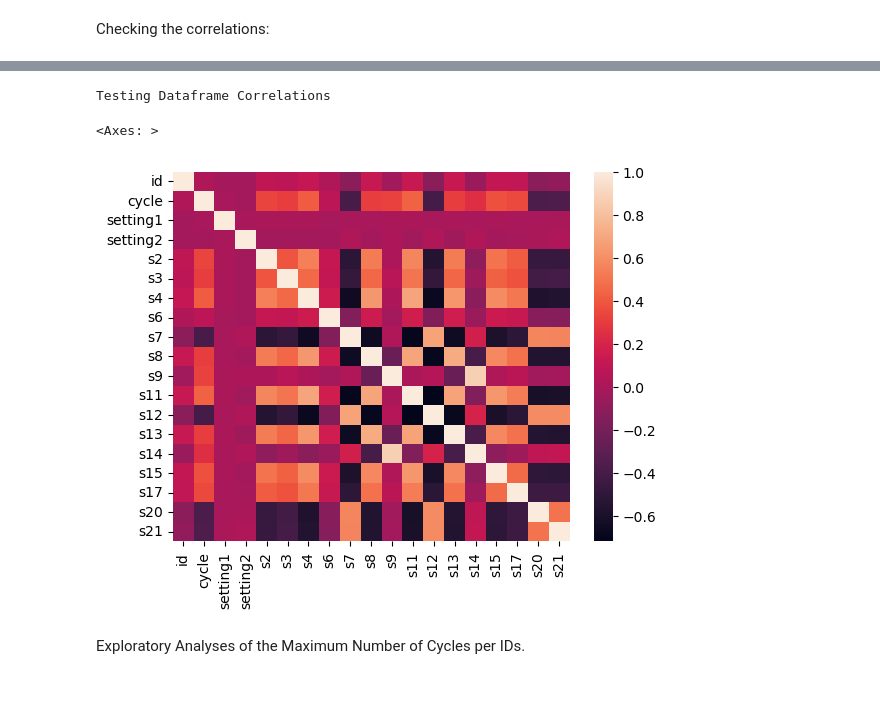
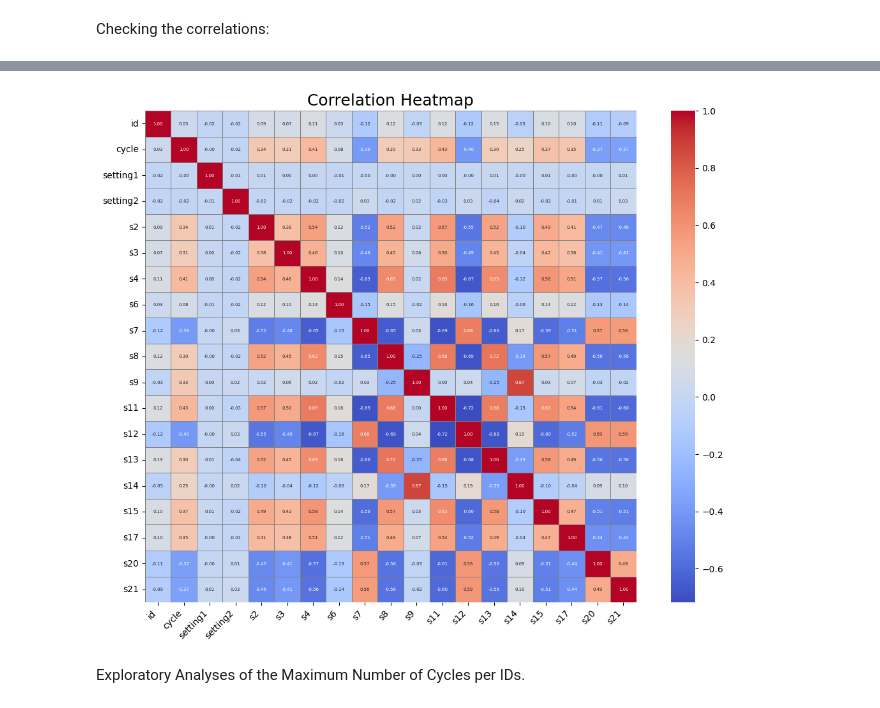
Before and after one commit to chunlkin/Aircraft-Sensor-and-Engine-Performance, a Jupyter notebook: Aircraft.ipynb, the cells around one changed output, grey strips where cells are left out. Cells and saved outputs as stored; diff of their text form; code cells hidden in the pictures.

```diff
--- a/Aircraft.ipynb
+++ b/Aircraft.ipynb
@@ -160,6 +159,4 @@ Index(['id', 'cycle', 'setting1', 'setting2', 's2', 's3', 's4', 's5', 's6',
       dtype='object')
-# %%
-test_df.drop(columns = ['s5'], inplace=True)
 # %%
 print(test_df.columns)
 # %% [output]
@@ -218,10 +234,23 @@ Training Dataframe Correlations
 # %%
-print("Testing Dataframe Correlations")
-sns.heatmap(test_df.corr())
+corr_matrix = test_df.corr()
+plt.figure(figsize=(14, 10))
+sns.heatmap(corr_matrix,
+            annot=True,        # Hücrelerin içinde değerleri gösterir
+            fmt=".2f",         # Değer formatı
+            cmap="coolwarm",   # Renk paleti
+            cbar=True,         # Renk skalası ekler
+            annot_kws={"size": 5}, # Değerlerin yazı boyutu
+            linewidths=.4,     # Hücreler arası çizgi genişliği
+            linecolor='gray',  # Hücreler arası çizgi rengi
+            square=True        # Hücrelerin kare şeklinde olmasını sağlar
+           )
+plt.title('Correlation Heatmap', fontsize=18)
+plt.xticks(rotation=45, ha='right', fontsize=10) # X eksenindeki etiketleri döndür ve hizala
+plt.yticks(rotation=0, fontsize=10)              # Y eksenindeki etiketleri hizala
+
+plt.show()
 # %% [output]
-Testing Dataframe Correlations
-<Axes: >
-[figure, old version]
+[figure, new version]
 # %% [markdown]
 Exploratory Analyses of the Maximum Number of Cycles per IDs.
 # %%
```
Also changed, not shown: parts of 7 cells of this notebook.
